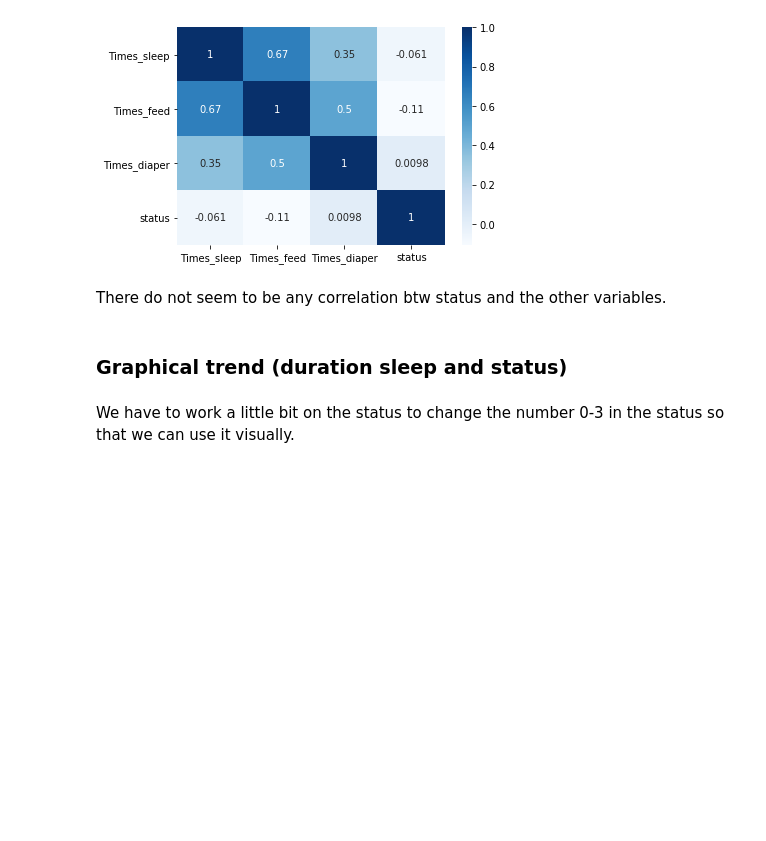
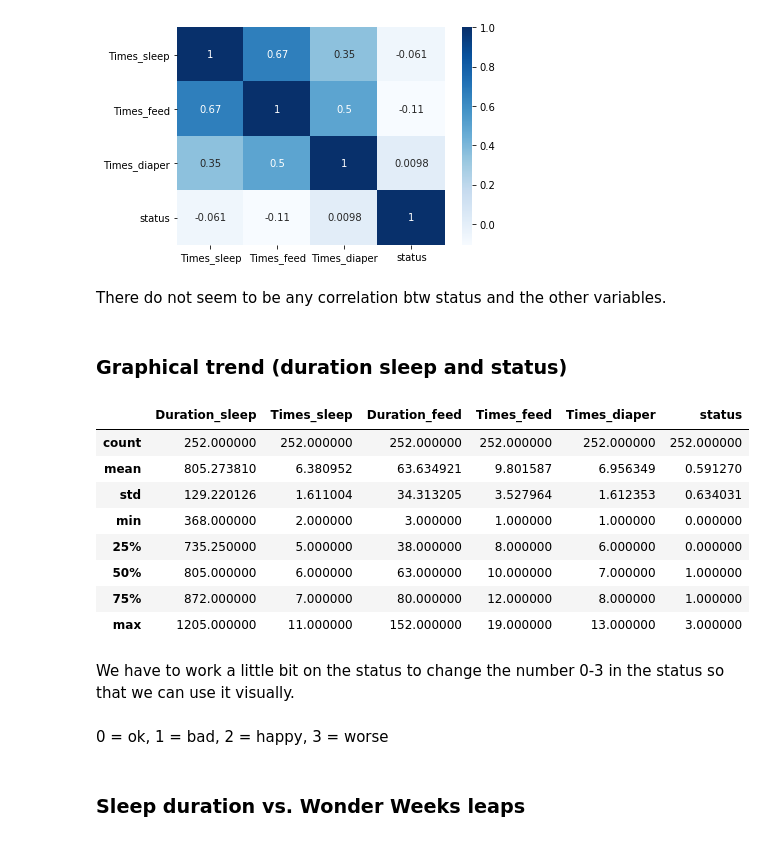
Before and after one commit to yhpf/matochsovklocka, a Jupyter notebook: data_wonderweek.ipynb, the cells around one changed output. Saved outputs shown, nothing was run; the diff lists cells and outputs as text; code cells hidden in the pictures; blank space fills up the shorter version.

```diff
--- a/data_wonderweek.ipynb
+++ b/data_wonderweek.ipynb
@@ -74,5 +76,17 @@ sns.heatmap(data[['Times_sleep','Times_feed', 'Times_diaper', 'status']].corr(),
 There do not seem to be any correlation btw status and the other variables.
 # %% [markdown]
 ### Graphical trend (duration sleep and status)
+# %%
+data.describe()
+# %% [output]
+|  | Duration_sleep | Times_sleep | Duration_feed | Times_feed | Times_diaper | status |
+| count | 252.000000 | 252.000000 | 252.000000 | 252.000000 | 252.000000 | 252.000000 |
+| mean | 805.273810 | 6.380952 | 63.634921 | 9.801587 | 6.956349 | 0.591270 |
+| std | 129.220126 | 1.611004 | 34.313205 | 3.527964 | 1.612353 | 0.634031 |
+| min | 368.000000 | 2.000000 | 3.000000 | 1.000000 | 1.000000 | 0.000000 |
+| 25% | 735.250000 | 5.000000 | 38.000000 | 8.000000 | 6.000000 | 0.000000 |
+| 50% | 805.000000 | 6.000000 | 63.000000 | 10.000000 | 7.000000 | 1.000000 |
+| 75% | 872.000000 | 7.000000 | 80.000000 | 12.000000 | 8.000000 | 1.000000 |
+| max | 1205.000000 | 11.000000 | 152.000000 | 19.000000 | 13.000000 | 3.000000 |
 # %% [markdown]
 We have to work a little bit on the status to change the number 0-3 in the status so that we can use it visually.
@@ -80,0 +93,4 @@ We have to work a little bit on the status to change the number 0-3 in the statu
+# %% [markdown]
+0 = ok, 1 = bad, 2 = happy, 3 = worse
+# %% [markdown]
+### Sleep duration vs. Wonder Weeks leaps
```
Also changed, not shown: parts of 7 cells of this notebook.
